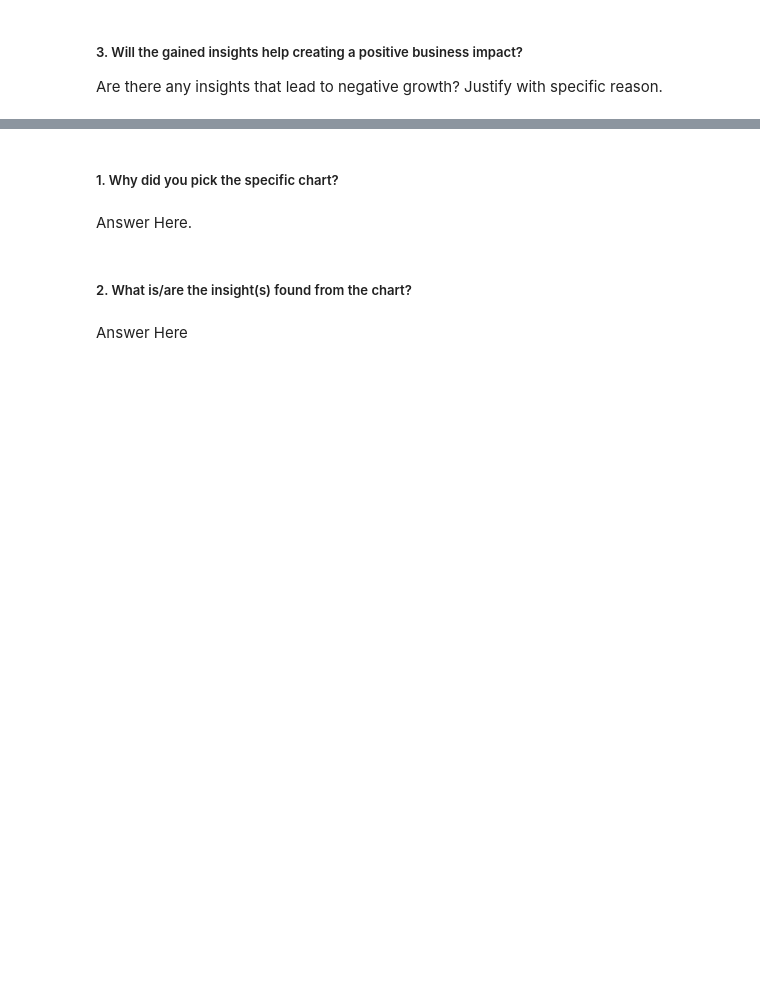
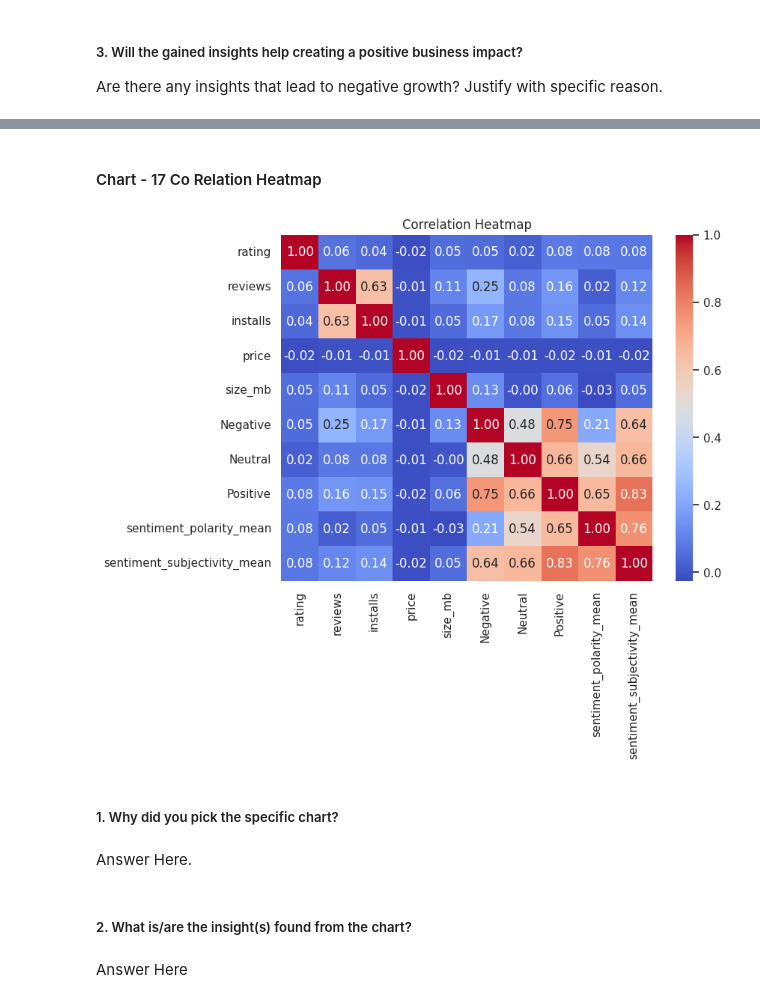
Before and after one commit to Sagarjain93/Google-Playstore-Reviews, a Jupyter notebook: Google_Playstore_App_Review_.ipynb, the cells around one changed output, grey strips where cells are left out. Cells and saved outputs as stored; diff of their text form; code cells hidden in the pictures; blank space fills up the shorter version.

```diff
--- a/Google_Playstore_App_Review_.ipynb
+++ b/Google_Playstore_App_Review_.ipynb
@@ -1470,3 +1529,17 @@ Answer Here
+# %% [markdown]
+#### Chart - 17 Co Relation Heatmap
+# %%
+# Chart - 13 visualization code
+plt.figure(figsize=(8,6))
+# Select only numeric columns
+corr = df_merged.corr(numeric_only=True)
+
+# Plot heatmap
+sns.heatmap(corr, annot=True, cmap="coolwarm", fmt=".2f")
+plt.title("Correlation Heatmap")
+plt.show()
+# %% [output]
+[figure, added]
 # %% [markdown]
 ##### 1. Why did you pick the specific chart?
 # %% [markdown]
```
Also changed, not shown: parts of 33 cells of this notebook.
